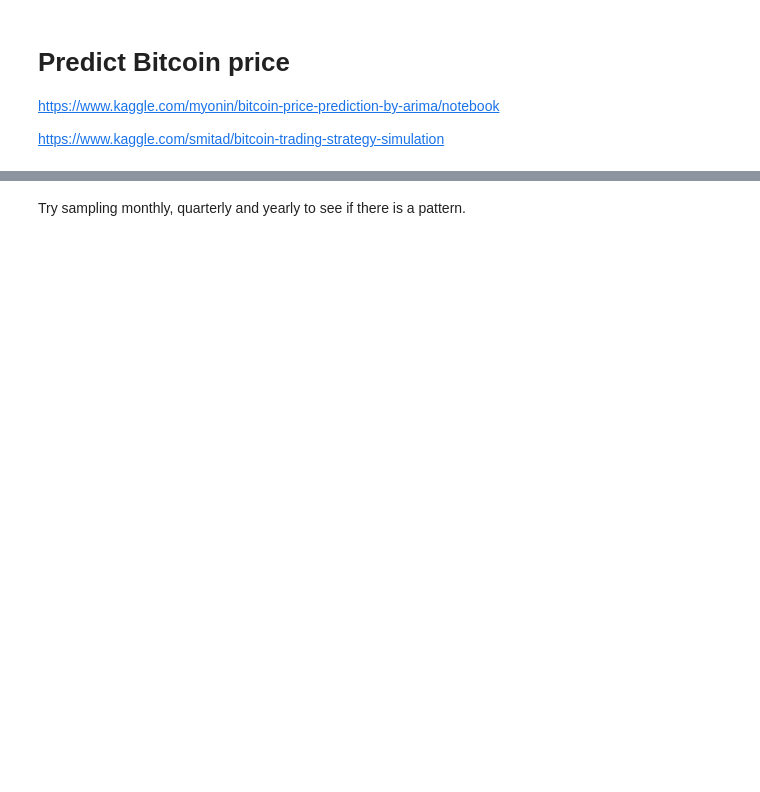
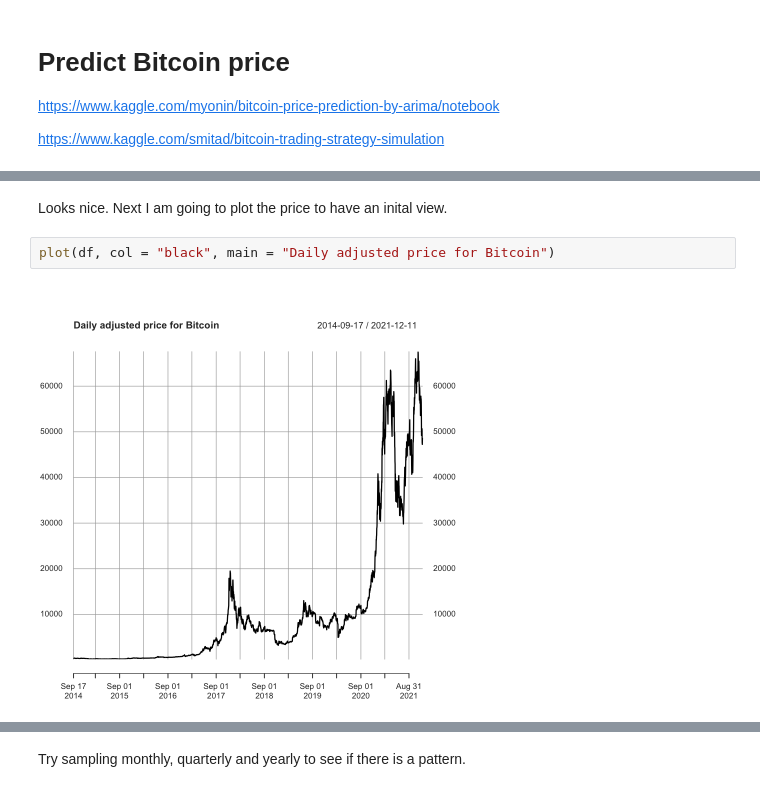
Before and after one commit to touchmebb/Projects, a Jupyter notebook: Bitcoin price prediction/Bitcoin price prediction with ARIMA.ipynb, the cells around one changed output, grey strips where cells are left out. Cells and saved outputs as stored; diff of their text form; blank space fills up the shorter version.

```diff
--- a/Bitcoin price prediction/Bitcoin price prediction with ARIMA.ipynb
+++ b/Bitcoin price prediction/Bitcoin price prediction with ARIMA.ipynb
@@ -46,0 +75,6 @@ ggplot(df2) +
+# %% [markdown]
+Looks nice. Next I am going to plot the price to have an inital view.
+# %%
+plot(df, col = "black", main = "Daily adjusted price for Bitcoin")
+# %% [output]
+[figure, added]
```
Also changed, not shown: parts of 16 cells of this notebook, 2 other files.
